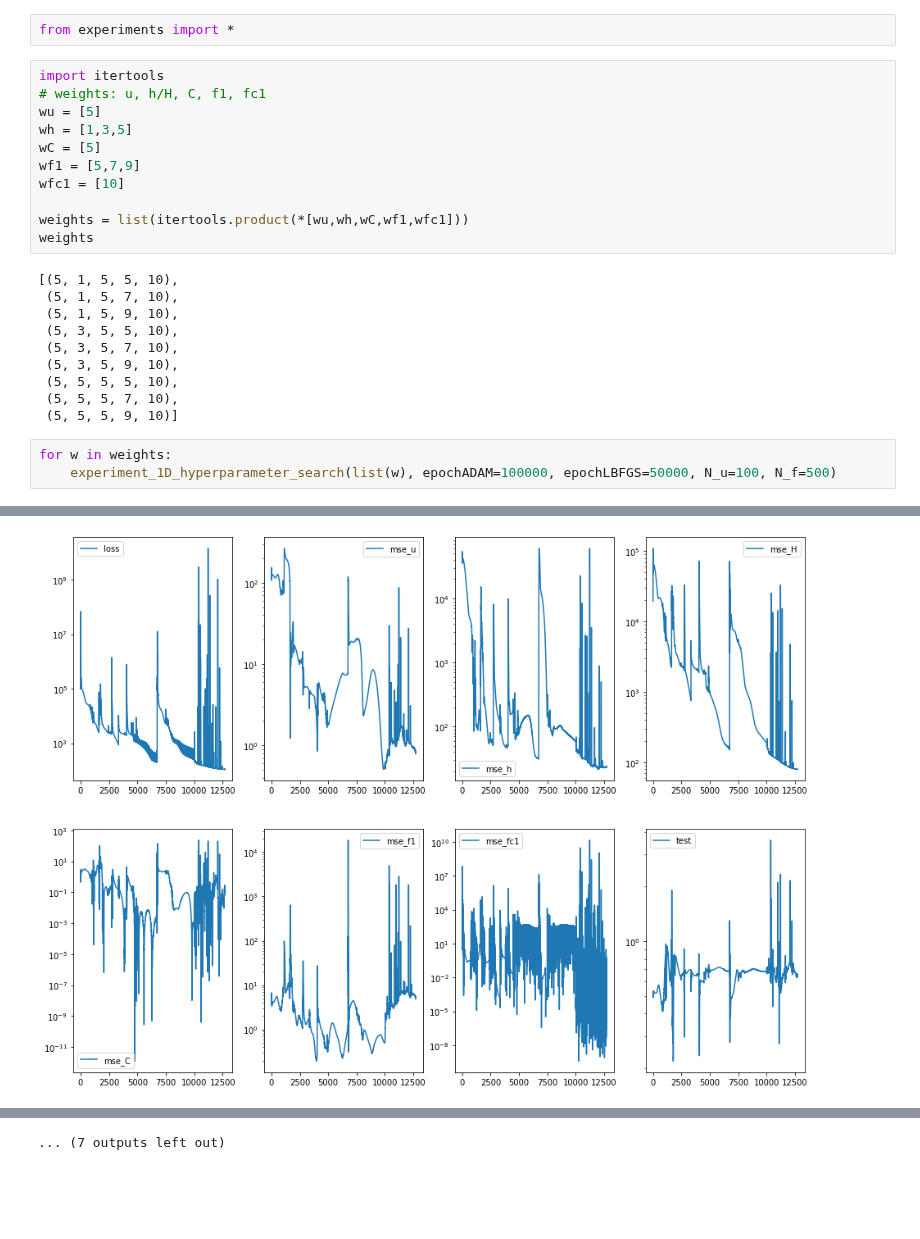
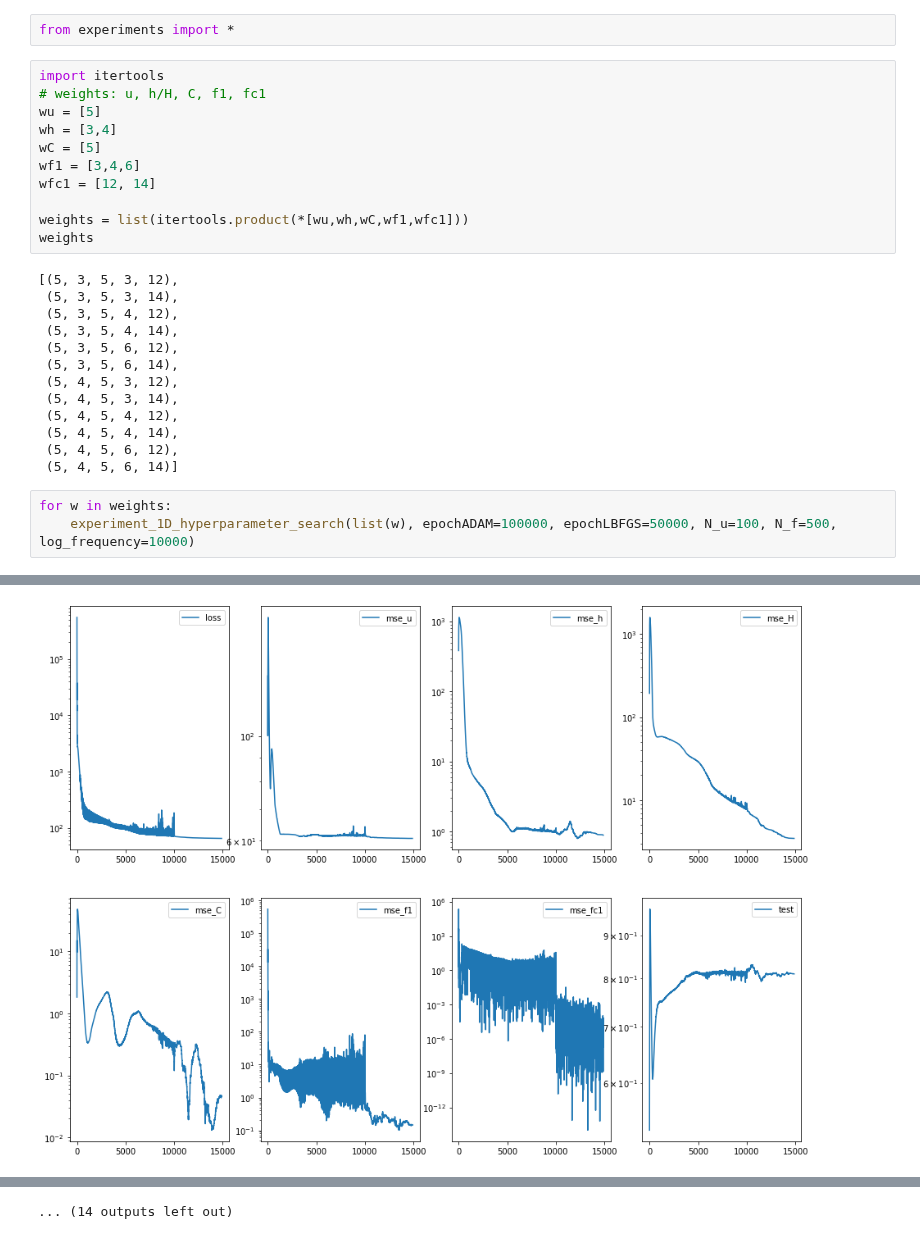
Before and after one commit to enigne/PINNS, a Jupyter notebook: hyperParams1.ipynb, the cells around one changed output, grey strips where cells are left out. Drawn from its saved outputs; the diff is of its cells as text; blank space fills up the shorter version.

```diff
--- a/hyperParams1.ipynb
+++ b/hyperParams1.ipynb
@@ -4,26 +4,29 @@ from experiments import *
 import itertools
 # weights: u, h/H, C, f1, fc1
 wu = [5]
-wh = [1,3,5]
+wh = [3,4]
 wC = [5]
-wf1 = [5,7,9]
-wfc1 = [10]
+wf1 = [3,4,6]
+wfc1 = [12, 14]
 
 weights = list(itertools.product(*[wu,wh,wC,wf1,wfc1]))
 weights
 # %% [output]
-[(5, 1, 5, 5, 10),
- (5, 1, 5, 7, 10),
- (5, 1, 5, 9, 10),
- (5, 3, 5, 5, 10),
- (5, 3, 5, 7, 10),
- (5, 3, 5, 9, 10),
- (5, 5, 5, 5, 10),
- (5, 5, 5, 7, 10),
- (5, 5, 5, 9, 10)]
+[(5, 3, 5, 3, 12),
+ (5, 3, 5, 3, 14),
+ (5, 3, 5, 4, 12),
+ (5, 3, 5, 4, 14),
+ (5, 3, 5, 6, 12),
+ (5, 3, 5, 6, 14),
+ (5, 4, 5, 3, 12),
+ (5, 4, 5, 3, 14),
+ (5, 4, 5, 4, 12),
+ (5, 4, 5, 4, 14),
+ (5, 4, 5, 6, 12),
+ (5, 4, 5, 6, 14)]
 # %%
 for w in weights:
-    experiment_1D_hyperparameter_search(list(w), epochADAM=100000, epochLBFGS=50000, N_u=100, N_f=500)
+    experiment_1D_hyperparameter_search(list(w), epochADAM=100000, epochLBFGS=50000, N_u=100, N_f=500, log_frequency=10000)
 # %% [output]
 Hyperparameters:
 {
@@ -50 +70 @@ INFO:tensorflow:Assets written to: ./Models/SSA1D_weights5_5_5_9_10_ADAM100000_B
-[figure, old version]
+[figure, new version]
@@ -56 +75 @@ INFO:tensorflow:Assets written to: ./Models/SSA1D_weights5_5_5_9_10_ADAM100000_B
-... (7 outputs left out)
+... (14 outputs left out)
```
Also changed, not shown: parts of 1 cell of this notebook, 1 other file.
